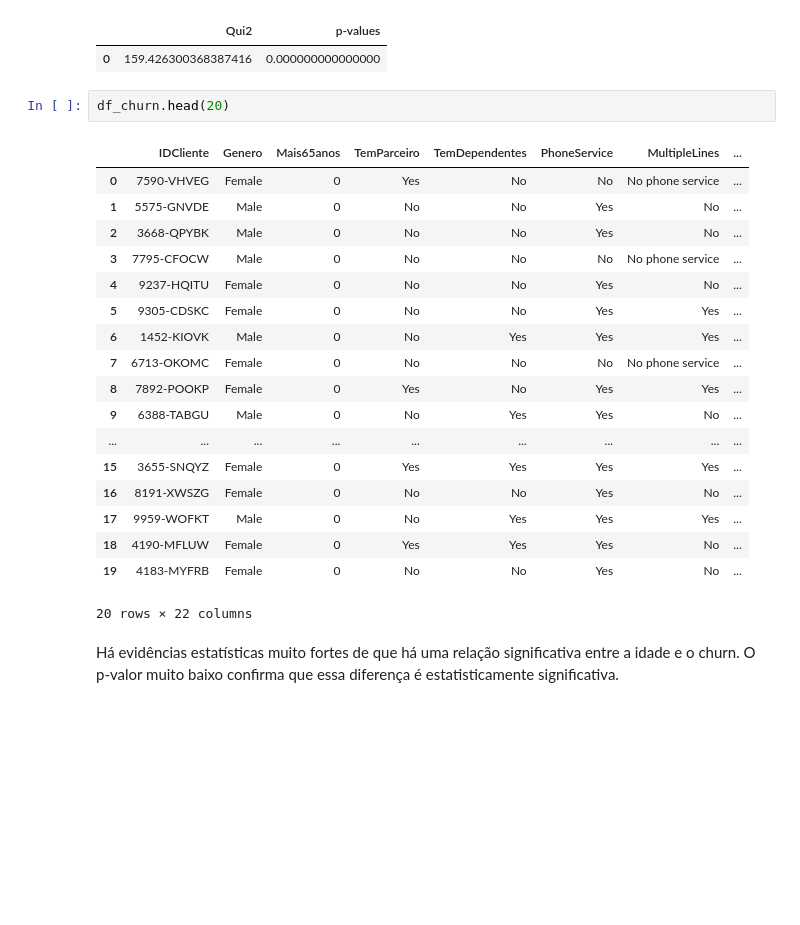
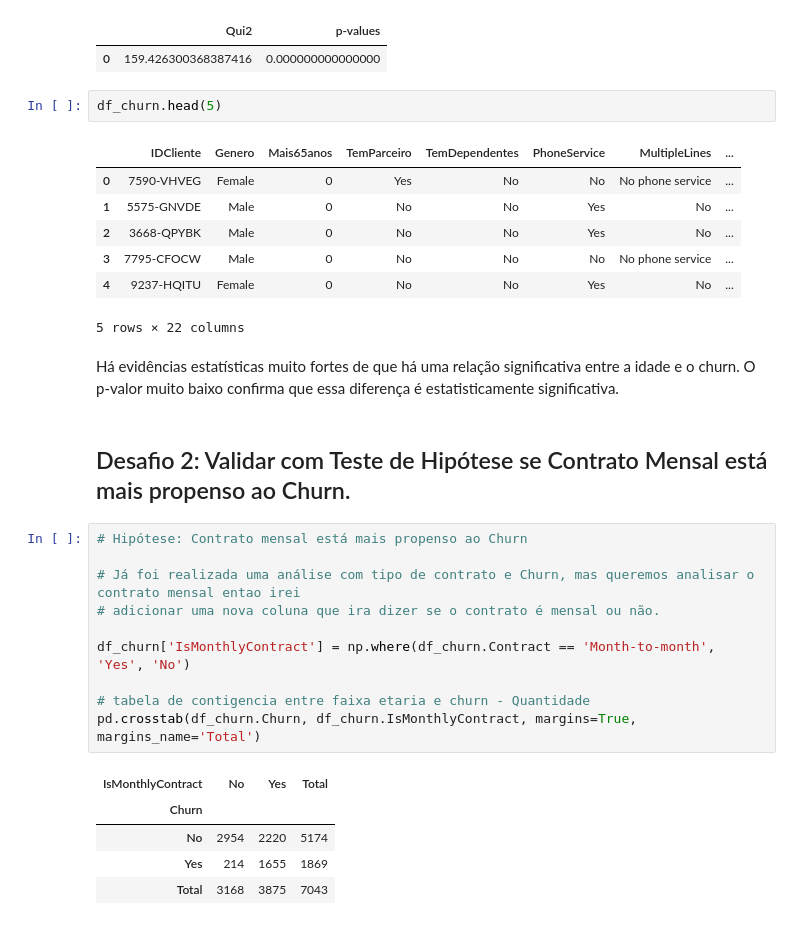
Before and after one commit to ThauanyAA/eda, a Jupyter notebook: eda_churn.ipynb, the cells around one changed output. Saved outputs shown, nothing was run; the diff lists cells and outputs as text; blank space fills up the shorter version.

```diff
--- a/eda_churn.ipynb
+++ b/eda_churn.ipynb
@@ -944,7 +944,7 @@ df_chi_scores_churn_senior
 |  | Qui2 | p-values |
 | 0 | 159.426300368387416 | 0.000000000000000 |
 # %%
-df_churn.head(20)
+df_churn.head(5)
 # %% [output]
 |  | IDCliente | Genero | Mais65anos | TemParceiro | TemDependentes | PhoneService | MultipleLines | ... |
 | 0 | 7590-VHVEG | Female | 0 | Yes | No | No | No phone service | ... |
@@ -952,18 +952,25 @@ df_churn.head(20)
 | 2 | 3668-QPYBK | Male | 0 | No | No | Yes | No | ... |
 | 3 | 7795-CFOCW | Male | 0 | No | No | No | No phone service | ... |
 | 4 | 9237-HQITU | Female | 0 | No | No | Yes | No | ... |
-| 5 | 9305-CDSKC | Female | 0 | No | No | Yes | Yes | ... |
-| 6 | 1452-KIOVK | Male | 0 | No | Yes | Yes | Yes | ... |
-| 7 | 6713-OKOMC | Female | 0 | No | No | No | No phone service | ... |
-| 8 | 7892-POOKP | Female | 0 | Yes | No | Yes | Yes | ... |
-| 9 | 6388-TABGU | Male | 0 | No | Yes | Yes | No | ... |
-| ... | ... | ... | ... | ... | ... | ... | ... | ... |
-| 15 | 3655-SNQYZ | Female | 0 | Yes | Yes | Yes | Yes | ... |
-| 16 | 8191-XWSZG | Female | 0 | No | No | Yes | No | ... |
-| 17 | 9959-WOFKT | Male | 0 | No | Yes | Yes | Yes | ... |
-| 18 | 4190-MFLUW | Female | 0 | Yes | Yes | Yes | No | ... |
-| 19 | 4183-MYFRB | Female | 0 | No | No | Yes | No | ... |
-20 rows × 22 columns
+5 rows × 22 columns
 # %% [markdown]
 Há evidências estatísticas muito fortes de que há uma relação significativa entre a idade e o churn.
 O p-valor muito baixo confirma que essa diferença é estatisticamente significativa.
+# %% [markdown]
+## Desafio 2: Validar com Teste de Hipótese se Contrato Mensal está mais propenso ao Churn.
+# %%
+# Hipótese: Contrato mensal está mais propenso ao Churn
+
+# Já foi realizada uma análise com tipo de contrato e Churn, mas queremos analisar o contrato mensal entao irei
+# adicionar uma nova coluna que ira dizer se o contrato é mensal ou não.
+
+df_churn['IsMonthlyContract'] = np.where(df_churn.Contract == 'Month-to-month', 'Yes', 'No')
+
+# tabela de contigencia entre faixa etaria e churn - Quantidade
+pd.crosstab(df_churn.Churn, df_churn.IsMonthlyContract, margins=True, margins_name='Total')
+# %% [output]
+| IsMonthlyContract | No | Yes | Total |
+| Churn |  |  |  |
+| No | 2954 | 2220 | 5174 |
+| Yes | 214 | 1655 | 1869 |
+| Total | 3168 | 3875 | 7043 |
```
Also changed, not shown: parts of 8 cells of this notebook.
